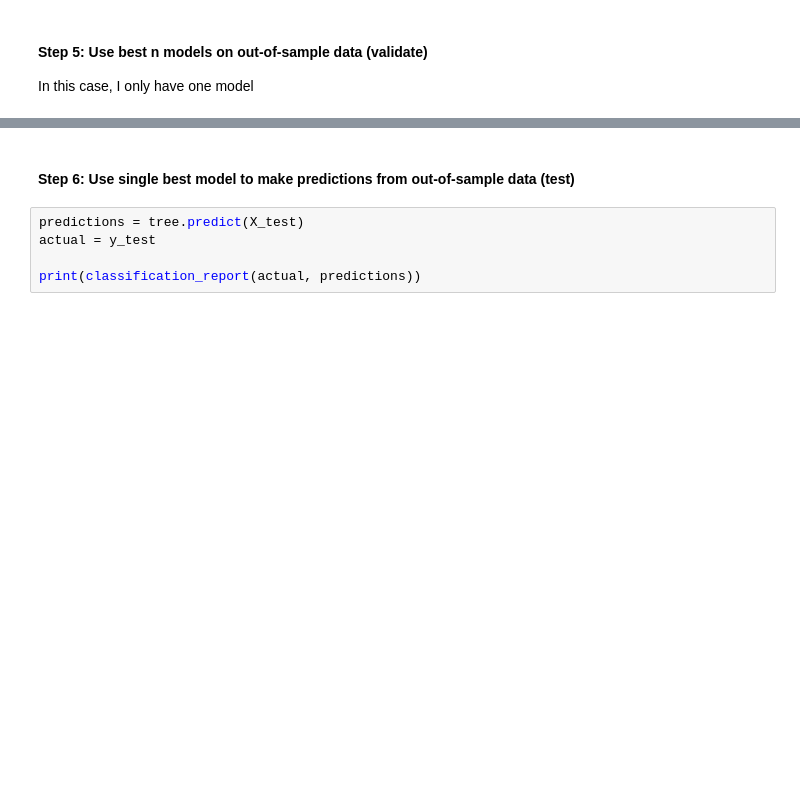
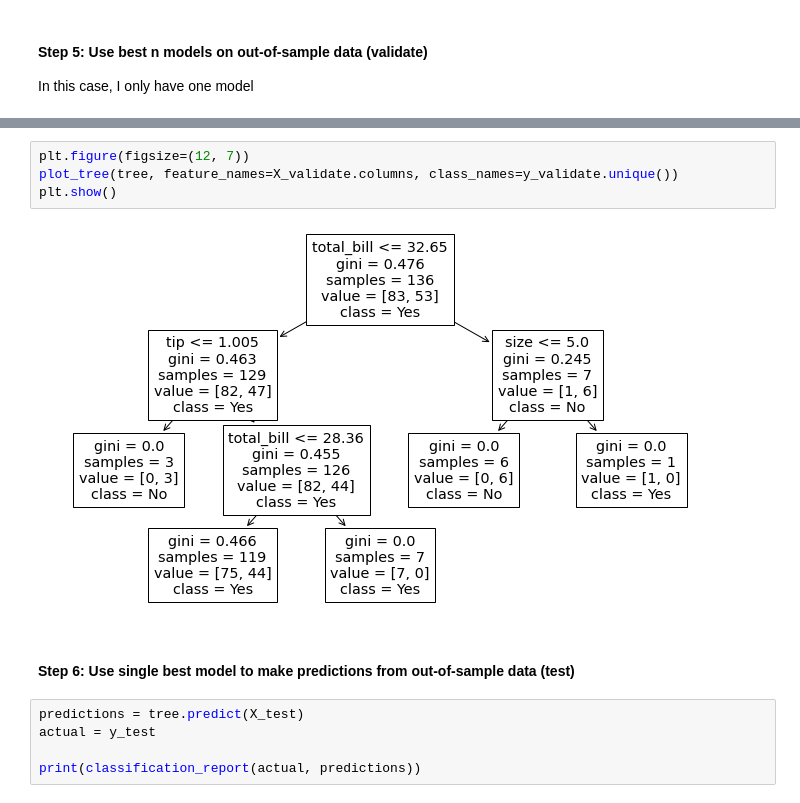
Before and after one commit to CodeupClassroom/mirzakhani-classification-exercises, a Jupyter notebook: decision_trees_lesson.ipynb, the cells around one changed output, grey strips where cells are left out. Cells and saved outputs as stored; diff of their text form; blank space fills up the shorter version.

```diff
--- a/decision_trees_lesson.ipynb
+++ b/decision_trees_lesson.ipynb
@@ -83,3 +180,9 @@ print(classification_report(actual, predictions))
+# %%
+plt.figure(figsize=(12, 7))
+plot_tree(tree, feature_names=X_validate.columns, class_names=y_validate.unique())
+plt.show()
+# %% [output]
+[figure, added]
 # %% [markdown]
 #### Step 6: Use single best model to make predictions from out-of-sample data (test)
 # %%
```
Also changed, not shown: parts of 29 cells of this notebook.
